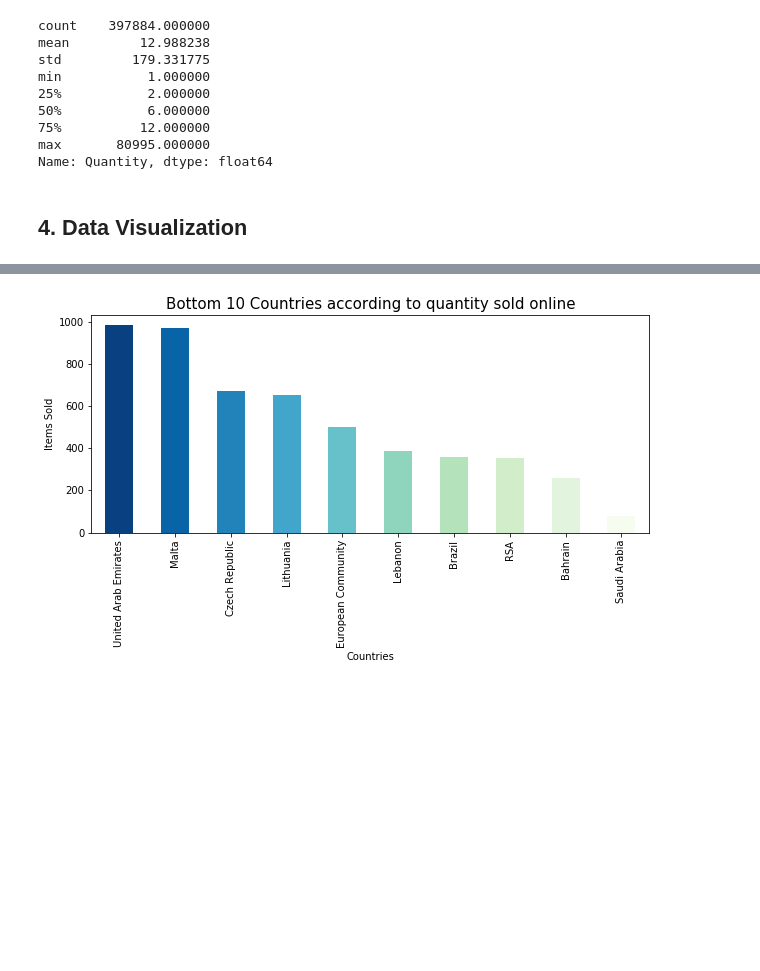
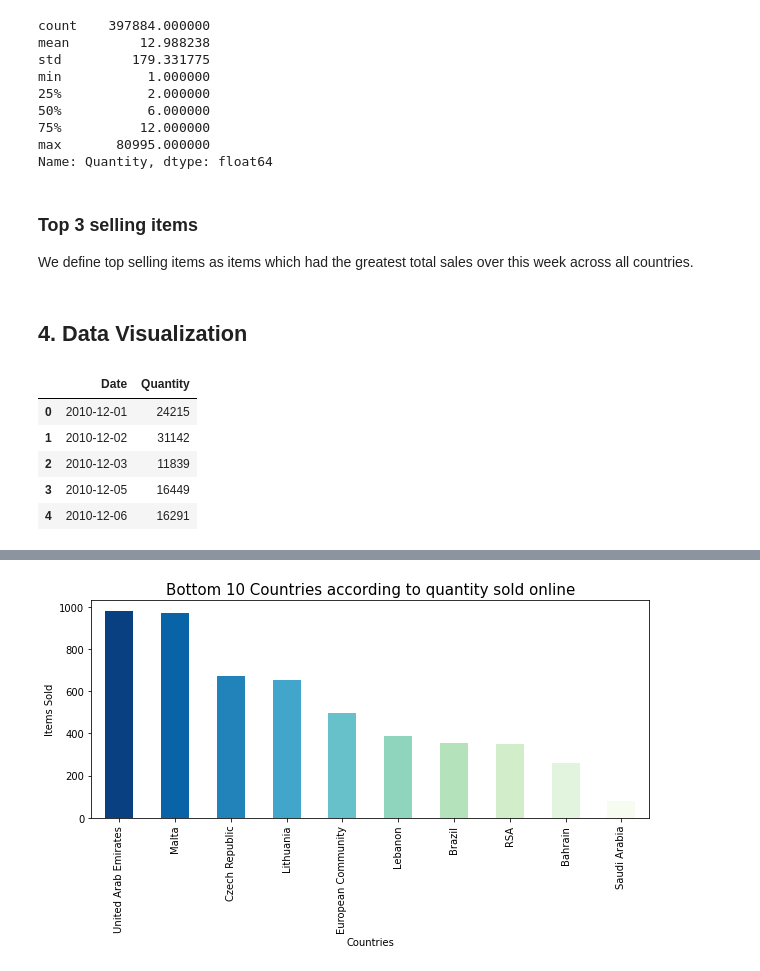
Before and after one commit to sheetalbongale/Retail-Time-Series-Analysis-and-Forecasting, a Jupyter notebook: 01_EDA_and_Feature_Engineering.ipynb, the cells around one changed output, grey strips where cells are left out. Cells and saved outputs as stored; diff of their text form; code cells hidden in the pictures; blank space fills up the shorter version.

```diff
--- a/01_EDA_and_Feature_Engineering.ipynb
+++ b/01_EDA_and_Feature_Engineering.ipynb
@@ -224,5 +242,19 @@ min           1.000000
 75%          12.000000
 max       80995.000000
 Name: Quantity, dtype: float64
+# %% [markdown]
+### Top 3 selling items
+We define top selling items as items which had the greatest total sales over this
+week across all countries.
 # %% [markdown]
 ## 4. Data Visualization
+# %%
+daily_quantity = df.groupby(by=['Date'])['Quantity'].sum().reset_index()
+daily_quantity.head()
+# %% [output]
+|  | Date | Quantity |
+| 0 | 2010-12-01 | 24215 |
+| 1 | 2010-12-02 | 31142 |
+| 2 | 2010-12-03 | 11839 |
+| 3 | 2010-12-05 | 16449 |
+| 4 | 2010-12-06 | 16291 |
```
Also changed, not shown: parts of 18 cells of this notebook, 2 other files.
